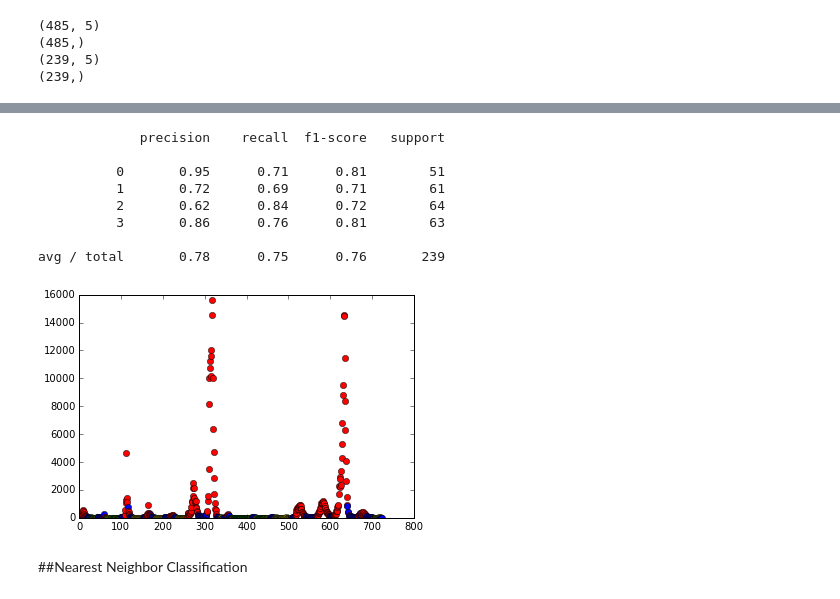
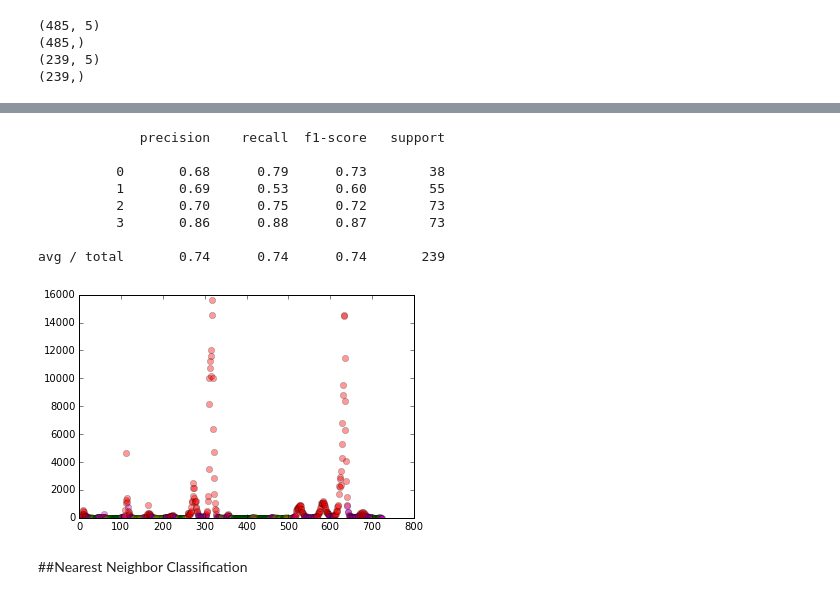
Before and after one commit to AlertaDengue/AlertaDengueAnalise, a Jupyter notebook: ML Approach/Deep Belief in Dengue.ipynb, the cells around one changed output, grey strips where cells are left out. Cells and saved outputs as stored; diff of their text form; code cells hidden in the pictures.

```diff
--- a/ML Approach/Deep Belief in Dengue.ipynb
+++ b/ML Approach/Deep Belief in Dengue.ipynb
@@ -27,0 +520,6 @@ data.describe()
+# %%
+def plot_predictions(target, classif):
+    c = ['g','y','m','r']
+    for i in range(len(target)-1):
+        l = classif.predict(np.atleast_2d(datat.iloc[i]))[0]
+        plot(i,target.iloc[i+1], '{}o'.format(c[l]), alpha=0.4)
@@ -85,7 +586,7 @@ data2.describe()
 | max | 1.000000 | 1.000000 | 1.000000 | 1.000000 | 1.000000 |
 # %%
 trainX, testX, trainY, testY = train_test_split(
-data2[1:], alert, test_size = 0.33)
+data2[:-1], alert, test_size = 0.33)
 # %%
 print trainX.shape
 print trainY.shape
@@ -98,10 +599,10 @@ print testY.shape
 (239,)
 # %%
 dbn = DBN(
-[trainX.shape[1], 300, 4],
+[trainX.shape[1], 1000, 4],
 learn_rates = 0.3,
 learn_rate_decays = 0.9,
-epochs = 30,
+epochs = 20,
 verbose = 1)
 dbn.fit(trainX, trainY)
 # %% [output]
@@ -187,22 +648,23 @@ print classification_report(testY, preds)
 # %% [output]
              precision    recall  f1-score   support
 
-          0       0.95      0.71      0.81        51
-          1       0.72      0.69      0.71        61
-          2       0.62      0.84      0.72        64
-          3       0.86      0.76      0.81        63
+          0       0.68      0.79      0.73        38
+          1       0.69      0.53      0.60        55
+          2       0.70      0.75      0.72        73
+          3       0.86      0.88      0.87        73
 
-avg / total       0.78      0.75      0.76       239
+avg / total       0.74      0.74      0.74       239
 # %%
 def plot_predictions(target, classif):
-    c = ['g','y','b','r']
+    c = ['g','y','m','r']
     for i in range(len(target)-1):
         l = classif.predict(np.atleast_2d(data2.ix[i]))[0]
-        plot(i,target[i+1], '{}o'.format(c[l]))
+        plot(i,target[i+1], '{}o'.format(c[l]), alpha=0.4)
 # %%
 plot_predictions(target, dbn)
+savefig('predictions_dbn.svg', dpi=300)
 # %% [output]
-[figure, old version]
+[figure, new version]
 # %% [markdown]
 ##Nearest Neighbor Classification
 # %%
```
Also changed, not shown: parts of 39 cells of this notebook.
